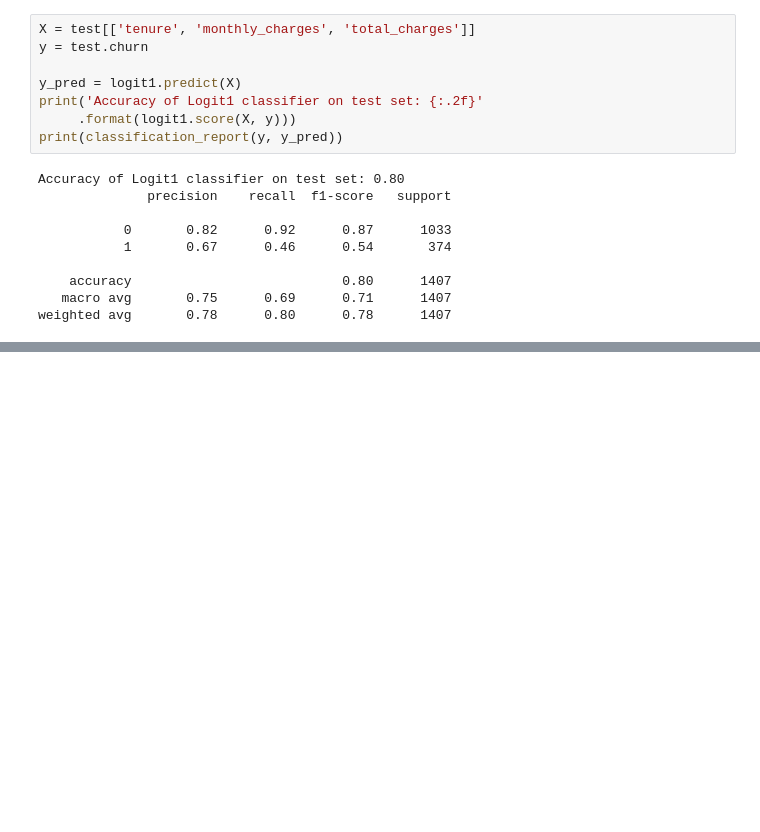
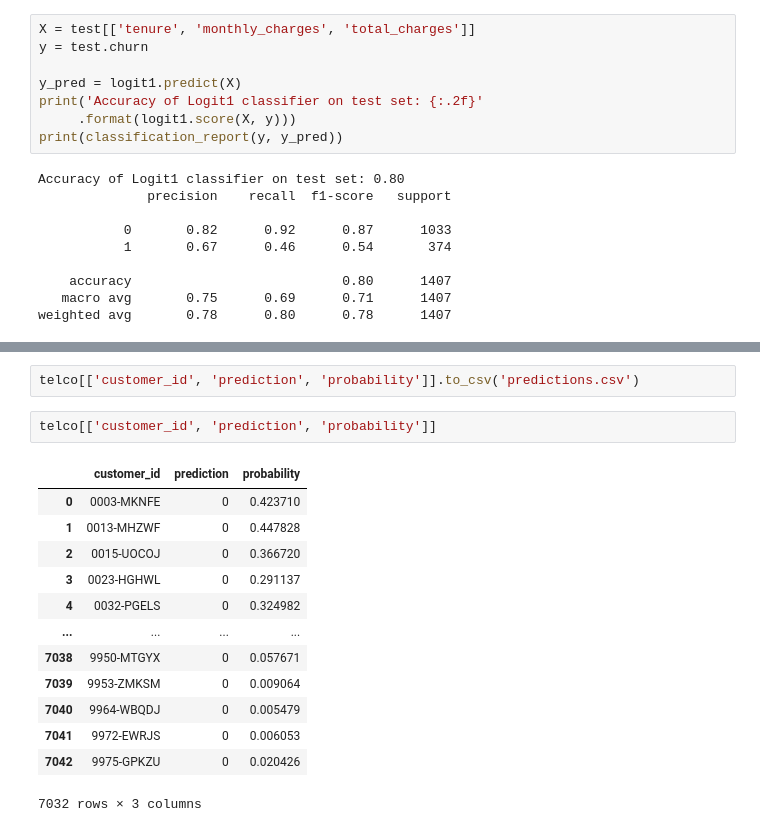
Before and after one commit to datastraine/codeup_project_one, a Jupyter notebook: redo_telco_explore.ipynb, the cells around one changed output, grey strips where cells are left out. Cells and saved outputs as stored; diff of their text form; blank space fills up the shorter version.

```diff
--- a/redo_telco_explore.ipynb
+++ b/redo_telco_explore.ipynb
@@ -453,0 +497,18 @@ weighted avg       0.78      0.80      0.78      1407
+# %%
+telco[['customer_id', 'prediction', 'probability']].to_csv('predictions.csv')
+# %%
+telco[['customer_id', 'prediction', 'probability']]
+# %% [output]
+|  | customer_id | prediction | probability |
+| 0 | 0003-MKNFE | 0 | 0.423710 |
+| 1 | 0013-MHZWF | 0 | 0.447828 |
+| 2 | 0015-UOCOJ | 0 | 0.366720 |
+| 3 | 0023-HGHWL | 0 | 0.291137 |
+| 4 | 0032-PGELS | 0 | 0.324982 |
+| ... | ... | ... | ... |
+| 7038 | 9950-MTGYX | 0 | 0.057671 |
+| 7039 | 9953-ZMKSM | 0 | 0.009064 |
+| 7040 | 9964-WBQDJ | 0 | 0.005479 |
+| 7041 | 9972-EWRJS | 0 | 0.006053 |
+| 7042 | 9975-GPKZU | 0 | 0.020426 |
+7032 rows × 3 columns
```
Also changed, not shown: parts of 3 cells of this notebook.
